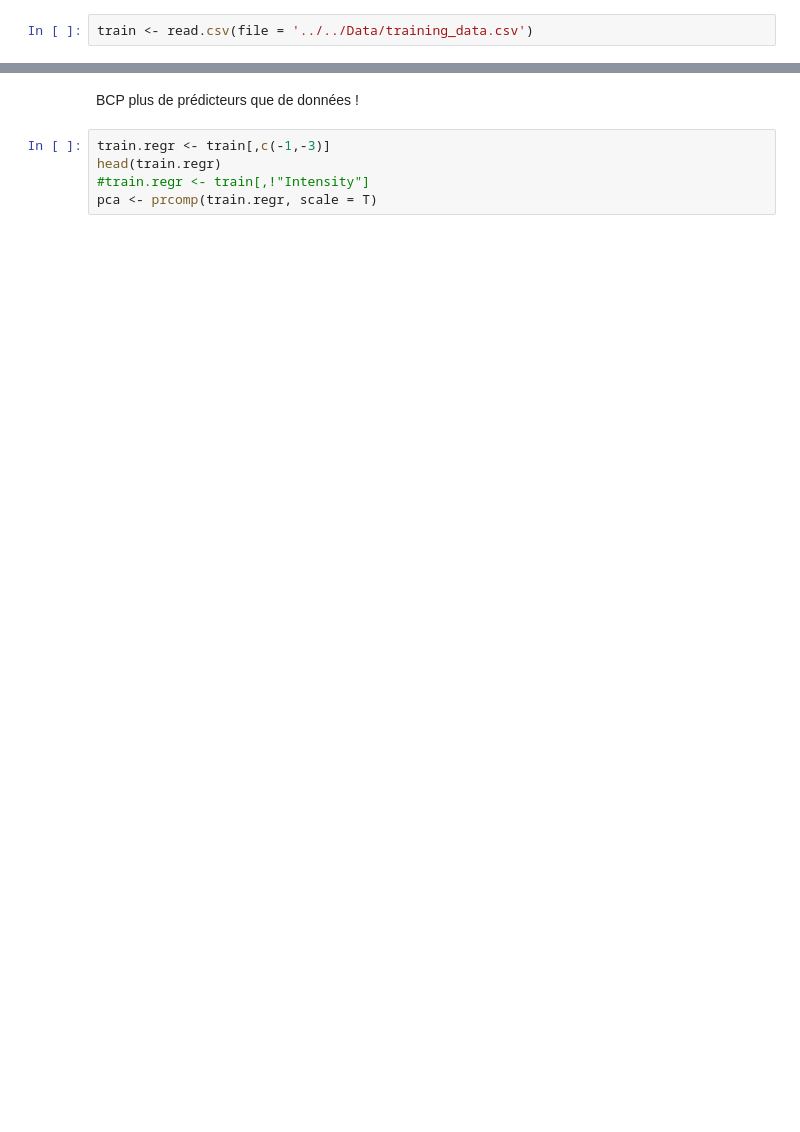
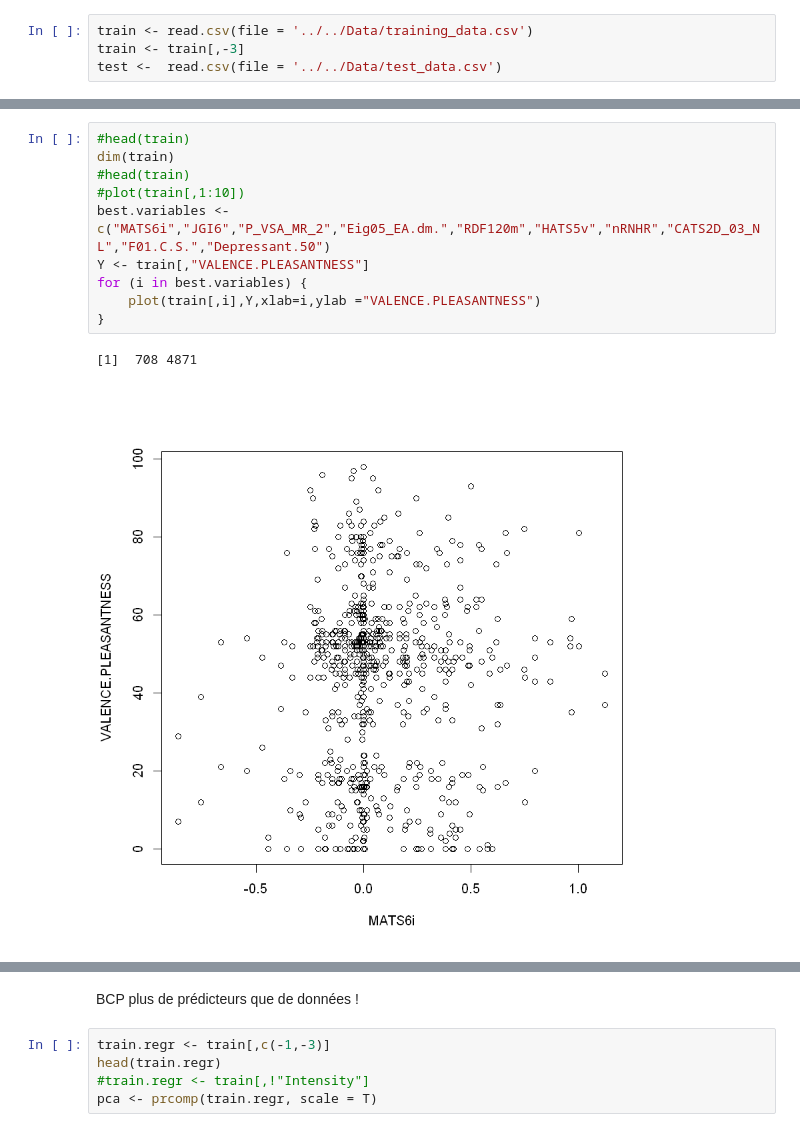
Before and after one commit to Candice-Romuald/ML-project, a Jupyter notebook: src/visualize data/test 1.ipynb, the cells around one changed output, grey strips where cells are left out. Saved outputs shown, nothing was run; the diff lists cells and outputs as text; blank space fills up the shorter version.

```diff
--- a/src/visualize data/test 1.ipynb
+++ b/src/visualize data/test 1.ipynb
@@ -1,2 +1,4 @@
 # %%
 train <- read.csv(file = '../../Data/training_data.csv')
+train <- train[,-3]
+test <-  read.csv(file = '../../Data/test_data.csv')
@@ -16,0 +5,13 @@ head(train)
+# %%
+#head(train)
+dim(train)
+#head(train)
+#plot(train[,1:10])
+best.variables <- c("MATS6i","JGI6","P_VSA_MR_2","Eig05_EA.dm.","RDF120m","HATS5v","nRNHR","CATS2D_03_NL","F01.C.S.","Depressant.50")
+Y <- train[,"VALENCE.PLEASANTNESS"]
+for (i in best.variables) {
+    plot(train[,i],Y,xlab=i,ylab ="VALENCE.PLEASANTNESS")
+}
+# %% [output]
+[1]  708 4871
+[figure, added]
```
Also changed, not shown: parts of 2 cells of this notebook, 1 other file.
